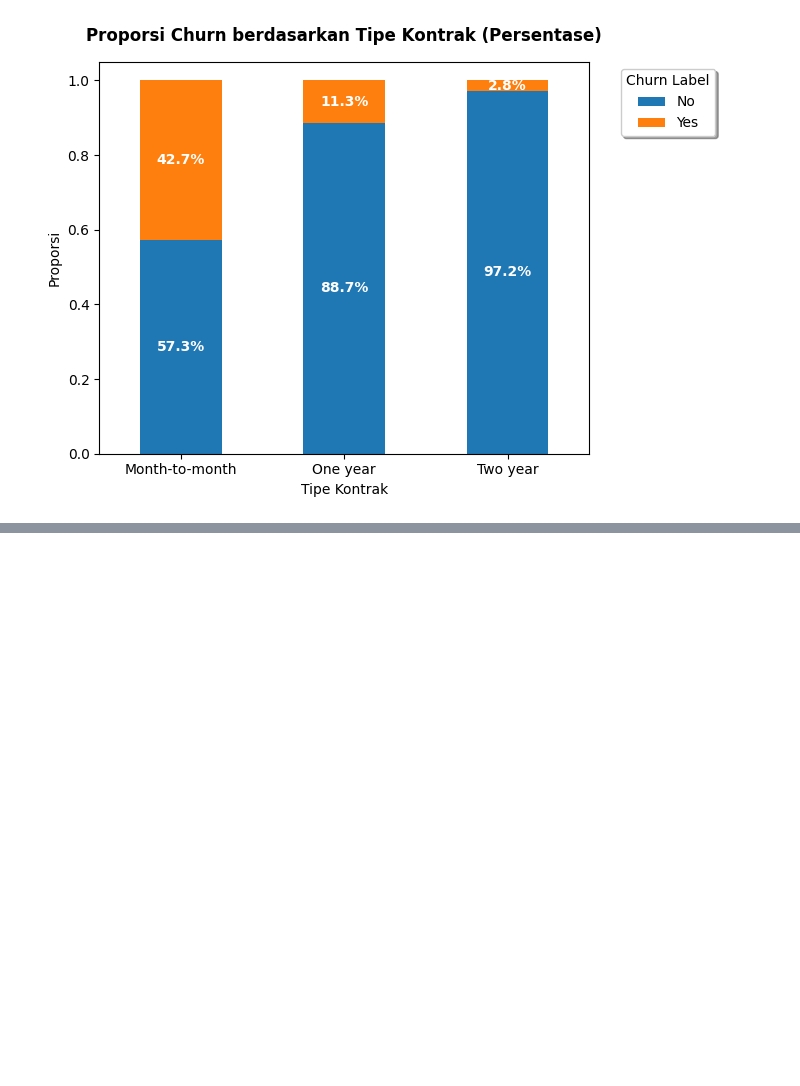
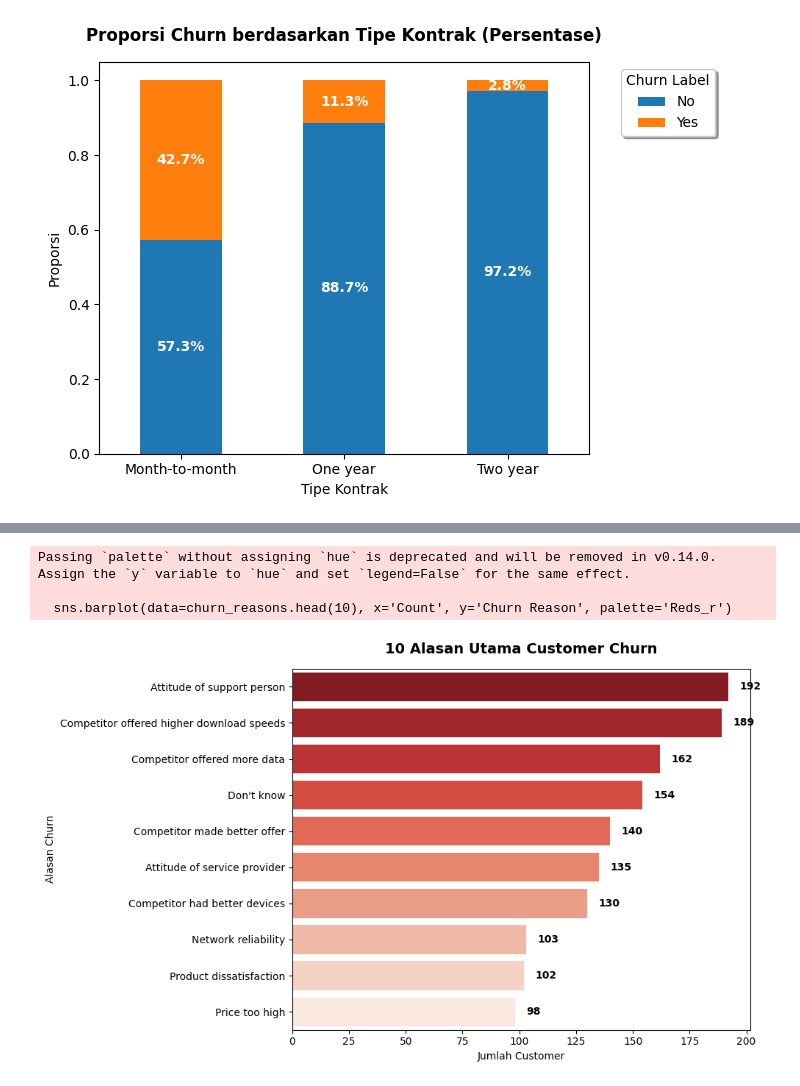
Before and after one commit to wildemar66/Project_Analisis_churn, a Jupyter notebook: notebooks/Analisis.ipynb, the cells around one changed output, grey strips where cells are left out. Cells and saved outputs as stored; diff of their text form; code cells hidden in the pictures; blank space fills up the shorter version.

Commit message:
Melakukan analisis alasan churn,kapan customer banyak churn, dan analisis layanan internet

```diff
--- a/notebooks/Analisis.ipynb
+++ b/notebooks/Analisis.ipynb
@@ -114,0 +118,26 @@ plt.show()
+# %%
+# Memfilter data customer yang hanya melakukan churn
+df_churn = df[df['Churn Label'] == 'Yes']
+
+# Menghitung frekuensi alasan churn
+churn_reasons = df_churn['Churn Reason'].value_counts().reset_index()
+churn_reasons.columns = ['Churn Reason', 'Count']
+
+# Visualisasi Alasan Churn Teratas
+plt.figure(figsize=(10, 6))
+sns.barplot(data=churn_reasons.head(10), x='Count', y='Churn Reason', palette='Reds_r')
+plt.title('10 Alasan Utama Customer Churn', fontsize=14, fontweight='bold', pad=15)
+plt.xlabel('Jumlah Customer')
+plt.ylabel('Alasan Churn')
+
+# Menampilkan angka di ujung diagram batang
+for index, value in enumerate(churn_reasons.head(10)['Count']):
+    plt.text(value + 5, index, str(value), va='center', fontweight='bold')
+
+plt.tight_layout()
+plt.show()
+# %% [output]
+Passing `palette` without assigning `hue` is deprecated and will be removed in v0.14.0. Assign the `y` variable to `hue` and set `legend=False` for the same effect.
+
+  sns.barplot(data=churn_reasons.head(10), x='Count', y='Churn Reason', palette='Reds_r')
+[figure, added]
```
Also changed, not shown: parts of 11 cells of this notebook.
